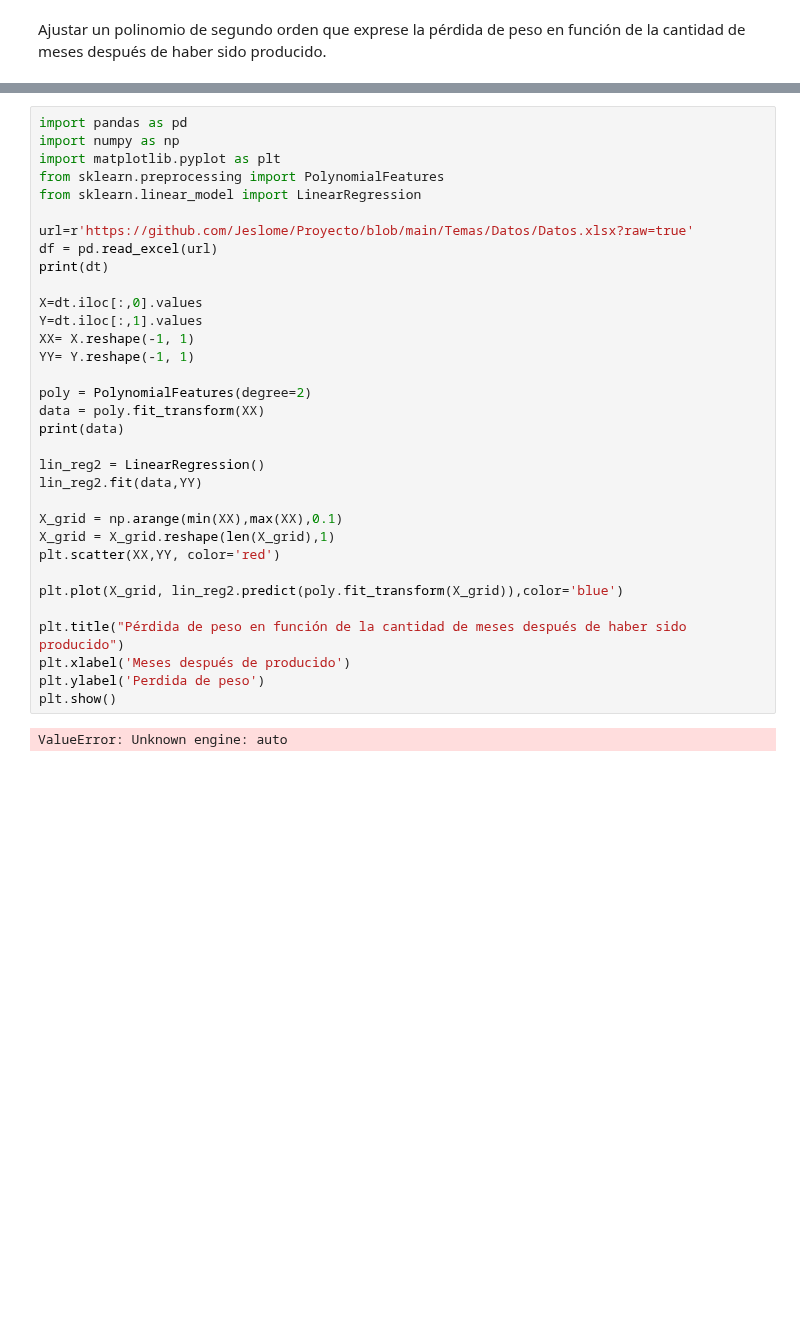
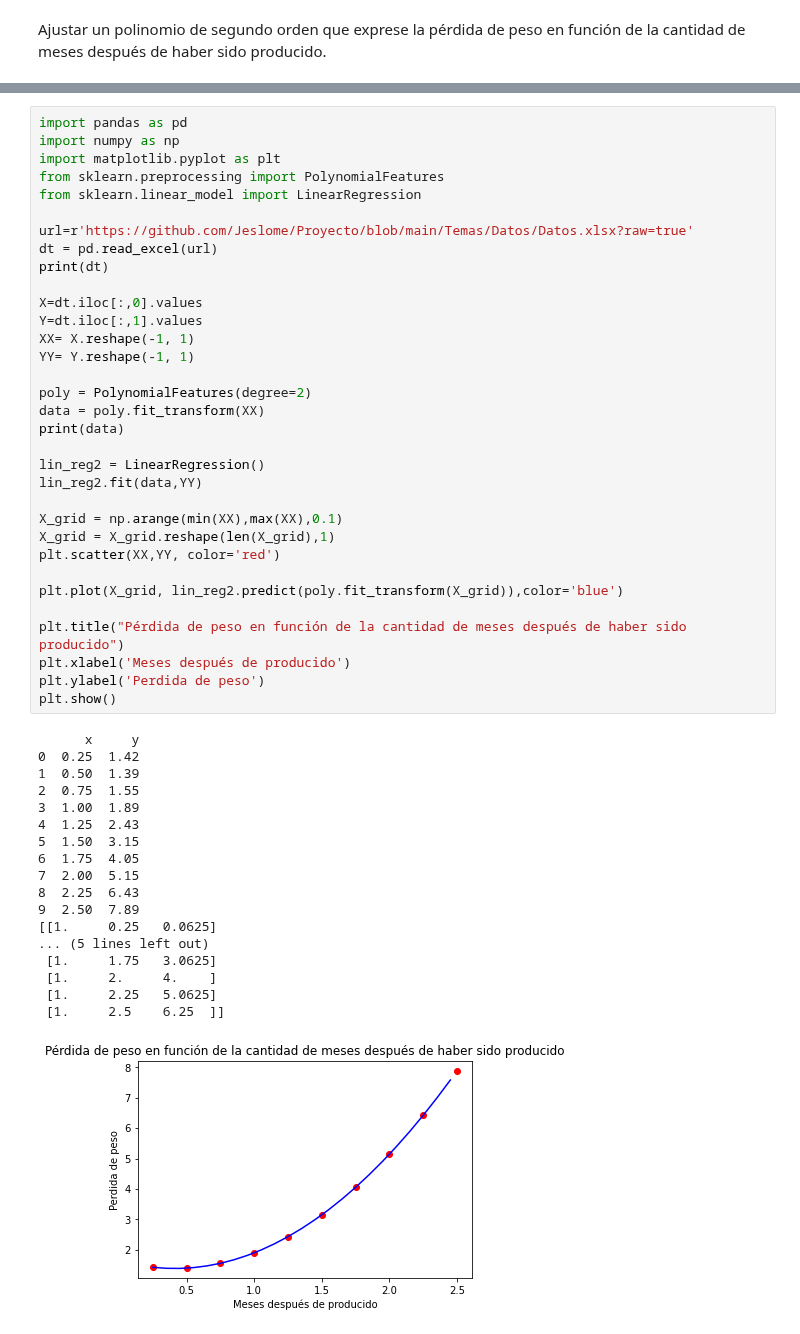
Before and after one commit to Jeslome/Proyecto, a Jupyter notebook: Temas/Cuaderno/Regresión polinómica .ipynb, the cells around one changed output, grey strips where cells are left out. Drawn from its saved outputs; the diff is of its cells as text; blank space fills up the shorter version.

```diff
--- a/Temas/Cuaderno/Regresión polinómica .ipynb
+++ b/Temas/Cuaderno/Regresión polinómica .ipynb
@@ -363,32 +363,49 @@ import numpy as np
 import matplotlib.pyplot as plt
 from sklearn.preprocessing import PolynomialFeatures
 from sklearn.linear_model import LinearRegression
 
 url=r'https://github.com/Jeslome/Proyecto/blob/main/Temas/Datos/Datos.xlsx?raw=true'
-df = pd.read_excel(url)
+dt = pd.read_excel(url)
 print(dt)
 
 X=dt.iloc[:,0].values
 Y=dt.iloc[:,1].values
 XX= X.reshape(-1, 1)
 YY= Y.reshape(-1, 1)
 
 poly = PolynomialFeatures(degree=2)
 data = poly.fit_transform(XX)
 print(data)
 
 lin_reg2 = LinearRegression()
 lin_reg2.fit(data,YY)
 
 X_grid = np.arange(min(XX),max(XX),0.1)
 X_grid = X_grid.reshape(len(X_grid),1)
 plt.scatter(XX,YY, color='red')
 
 plt.plot(X_grid, lin_reg2.predict(poly.fit_transform(X_grid)),color='blue')
 
 plt.title("Pérdida de peso en función de la cantidad de meses después de haber sido producido")
 plt.xlabel('Meses después de producido')
 plt.ylabel('Perdida de peso')
 plt.show()
 # %% [output]
-ValueError: Unknown engine: auto
+      x     y
+0  0.25  1.42
+1  0.50  1.39
+2  0.75  1.55
+3  1.00  1.89
+4  1.25  2.43
+5  1.50  3.15
+6  1.75  4.05
+7  2.00  5.15
+8  2.25  6.43
+9  2.50  7.89
+[[1.     0.25   0.0625]
+... (5 lines left out)
+ [1.     1.75   3.0625]
+ [1.     2.     4.    ]
+ [1.     2.25   5.0625]
+ [1.     2.5    6.25  ]]
+[figure, added]
```
Also changed, not shown: parts of 2 cells of this notebook.
